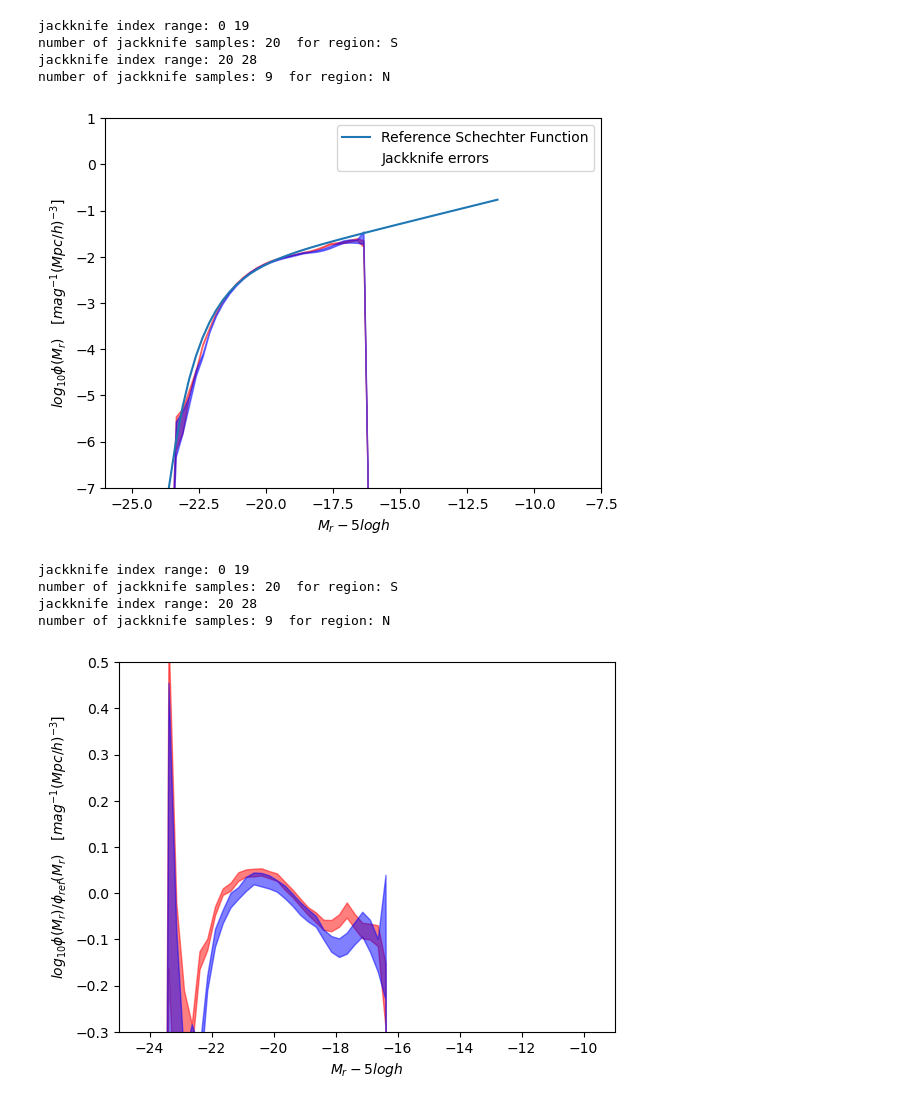
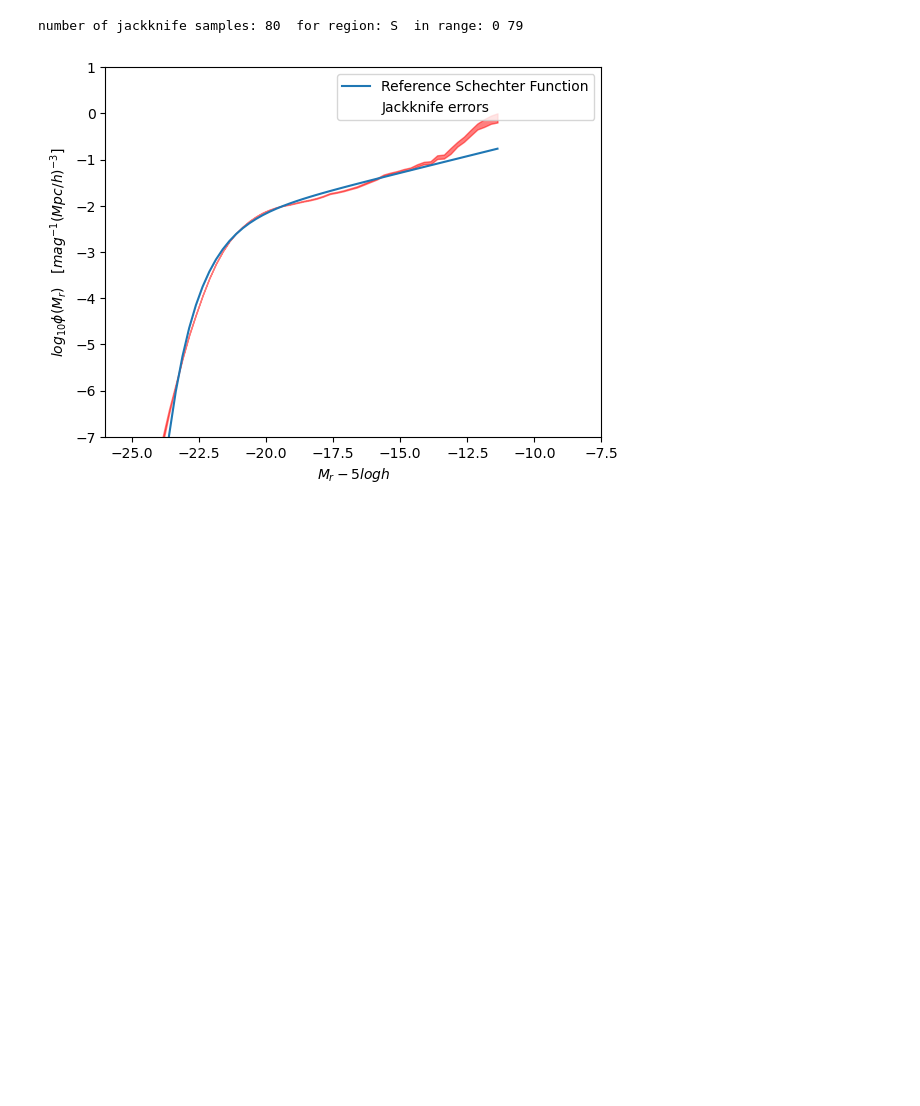
Before and after one commit to ShaunMCole/ShaunColeDESI, a Jupyter notebook: LF_Evol.ipynb, the cells around one changed output. Drawn from its saved outputs; the diff is of its cells as text; code cells hidden in the pictures; blank space fills up the shorter version.

```diff
--- a/LF_Evol.ipynb
+++ b/LF_Evol.ipynb
@@ -3,12 +3,14 @@ import catalogue_analysis as ca
 import numpy as np
 from astropy.table import join,Table,Column,vstack
 from astropy.io import fits
+from scipy.optimize import curve_fit
+import matplotlib.pyplot as plt
 #
 # Specify regions to loop over
-regions=('S','N')
+regions=('S')
 #
 # Read the enhanced BGS catalogue produced by Augment_BGS_cat.ipynb
-dat=Table.read('BGS_Y3_A1.fits')
+dat=Table.read('sdata/BGS_Y3_Sept2025_photounbiased.fits')
 print('Meta data stored with ths table:')
 print(dat.meta)
 #
@@ -91,14 +109,14 @@ for reg in regions:
     print('Processing region ',reg)
     if (reg=='S'):
       # set up the RA and dec boundaries
-      njack_S,limits_S=ca.solve_jackknife_nonsq(ran[ranregmask], ndiv_ra=4, ndiv_dec=5, offset=275)
+      njack_S,limits_S=ca.solve_jackknife_nonsq(ran[ranregmask], ndiv_ra=8, ndiv_dec=10, offset=275)
       # assign randoms to regions
       ca.set_jackknife(ran, ranregmask, limits_S, 0, njack_S)
       # assign data to the same regions
       ca.set_jackknife(dat, regmask, limits_S, 0, njack_S)
     else:
       # set up the RA and dec boundaries
-      njack_N,limits_N=ca.solve_jackknife_nonsq(ran[ranregmask], ndiv_ra=3, ndiv_dec=3, offset=275)
+      njack_N,limits_N=ca.solve_jackknife_nonsq(ran[ranregmask], ndiv_ra=6, ndiv_dec=6, offset=275)
       # assign randoms to regions
       ca.set_jackknife(ran, ranregmask, limits_N, njack_S, njack_N)
       # assign data to the same regions
@@ -156,16 +150,6 @@ datsub.info('stats')
 # %%
 #1/Vmax LF estimate
-log_phi_vmax,log_phi_low,log_phi_hi,magbins=ca.lumfun_vmax(datsub,regions,ratio=False)
-#1/Vmax LF estimate
-log_phi_vmax,log_phi_low,log_phi_hi,magbins=ca.lumfun_vmax(datsub,regions,ratio=True)
+log_phi_vmax,log_phi_low,log_phi_hi,magbin1d=ca.lumfun_vmax(dat,regions,ratio=False)
 # %% [output]
-jackknife index range: 0 19
-number of jackknife samples: 20  for region: S
-jackknife index range: 20 28
-number of jackknife samples: 9  for region: N
+number of jackknife samples: 80  for region: S  in range: 0 79
-[figure, old version]
+[figure, new version]
-jackknife index range: 0 19
-number of jackknife samples: 20  for region: S
-jackknife index range: 20 28
-number of jackknife samples: 9  for region: N
-[figure, removed]
```
Also changed, not shown: parts of 15 cells of this notebook, 2 other files.
